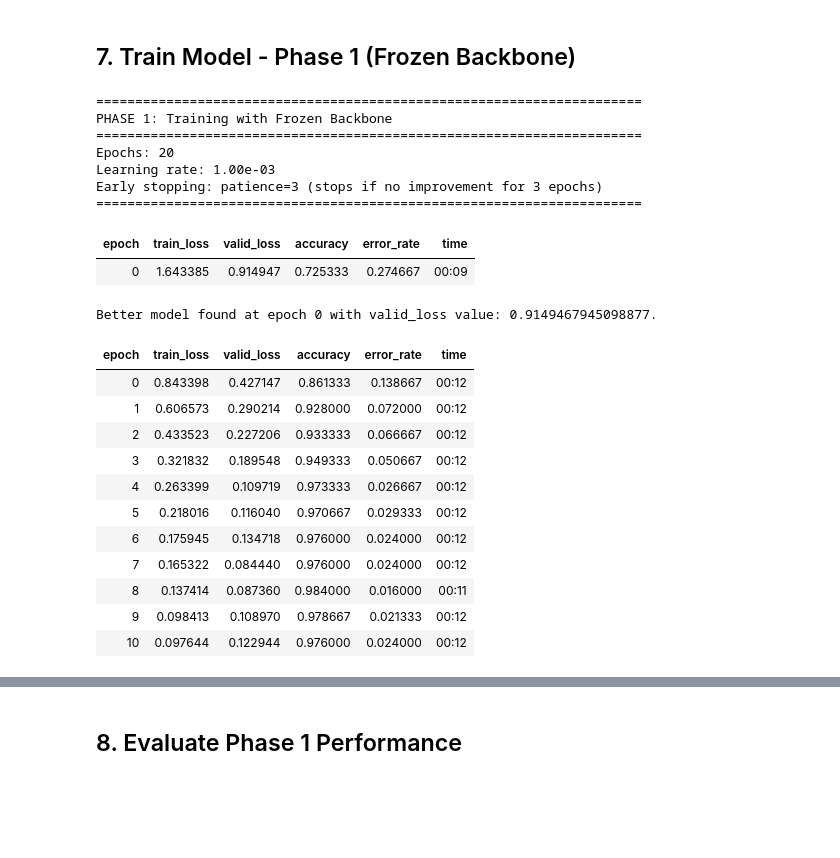
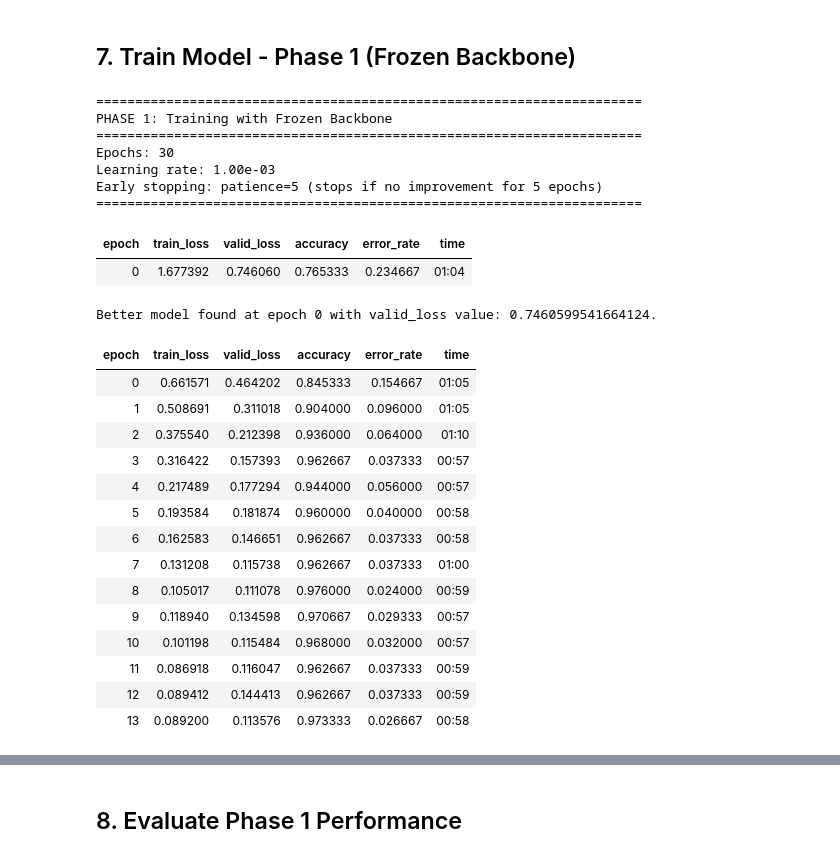
Before and after one commit to nhan123lise/leukocyte-classification, a Jupyter notebook: notebooks/02_model_training.ipynb, the cells around one changed output, grey strips where cells are left out. Cells and saved outputs as stored; diff of their text form; code cells hidden in the pictures; blank space fills up the shorter version.

```diff
--- a/notebooks/02_model_training.ipynb
+++ b/notebooks/02_model_training.ipynb
@@ -23,6 +23,7 @@ import numpy as np
 import matplotlib.pyplot as plt
 import seaborn as sns
 from utils import set_seed as set_all_seeds
+from stain_normalization import StainAugment
 
 # Set comprehensive random seed for reproducibility
 SEED = 42
@@ -35,6 +36,12 @@ print(f"fastai version: {fastai.__version__}")
 print(f"CUDA available: {torch.cuda.is_available()}")
 print(f"MPS available: {torch.backends.mps.is_available()}")
 print(f"Device: {default_device()}")
+
+# Stain augmentation - randomly transforms images to "dataset" source style
+stain_augment = StainAugment(p=0.5, interpolate=True)
+print(f"\n✓ Stain augmentation initialized")
+print(f"  - 50% of training images transformed to 'dataset' style")
+print(f"  - Teaches model to be invariant to staining protocol")
 # %% [output]
 ✓ Random seed set to 42 for reproducibility
 PyTorch version: 2.9.1
@@ -48,9 +59,9 @@ Device: mps
 # Hyperparameters
 BATCH_SIZE = 32
 IMG_SIZE = 224
-ARCHITECTURE = resnet18  # Options: resnet18, resnet34, resnet50, efficientnet_b0
-EPOCHS_FROZEN = 20
-EPOCHS_UNFROZEN = 20
+ARCHITECTURE = resnet18  # ResNet18 - good balance of capacity and generalization
+EPOCHS_FROZEN = 30
+EPOCHS_UNFROZEN = 30
 
 print("Configuration:")
 print(f"  Architecture: {ARCHITECTURE.__name__}")
@@ -59,6 +70,10 @@ print(f"  Batch size: {BATCH_SIZE}")
 print(f"  Epochs (frozen): {EPOCHS_FROZEN}")
 print(f"  Epochs (unfrozen): {EPOCHS_UNFROZEN}")
 print(f"  Random seed: {SEED}")
+print(f"\n🎨 Stain Robustness Features:")
+print(f"  - Aggressive color augmentation (saturation ±50%, hue ±20%)")
+print(f"  - High lighting transform probability (90%)")
+print(f"  - Full 180° rotation (cells appear at any angle)")
 # %% [output]
 Configuration:
   Architecture: resnet18
@@ -119,7 +139,7 @@ Name: count, dtype: int64
 train_val_df = split_df[split_df['split'].isin(['train', 'val'])].copy()
 
 # Fix file paths - prepend '../' since we're running from notebooks/ directory
-train_val_df['filepath'] = '../' + train_val_df['filepath']
+# train_val_df['filepath'] = '../' + train_val_df['filepath']
 
 # Verify a few paths exist
 print("Verifying file paths...")
@@ -172,26 +192,30 @@ Splitter output:
   Validation indices: 375 samples
 ✓ No overlap between train and validation sets
 # %%
-# Define DataBlock with augmentations
+# Define DataBlock with STAIN AUGMENTATION for domain generalization
+# StainAugment randomly transforms training images to look like different staining protocols
 dblock = DataBlock(
     blocks=(ImageBlock, CategoryBlock),
     get_x=ColReader('filepath'),
     get_y=ColReader('label'),
     splitter=splitter,
-    item_tfms=Resize(IMG_SIZE),
+    item_tfms=[
+        stain_augment,              # Random stain augmentation (50% probability)
+        Resize(IMG_SIZE)
+    ],
     batch_tfms=aug_transforms(
         size=IMG_SIZE,
         min_scale=0.75,        # Random crop 75-100% of image
-        max_rotate=180.0,       # Rotate up to ±15 degrees
-        max_lighting=0.5,      # Adjust brightness/contrast
+        max_rotate=180.0,      # Full rotation (cells can appear at any angle)
+        max_lighting=0.3,      # Brightness/contrast variation
         max_warp=0.2,          # Perspective warp
         p_affine=0.75,         # 75% chance of affine transforms
         p_lighting=0.75        # 75% chance of lighting transforms
     )
 )
 
-# Create DataLoaders
-dls = dblock.dataloaders(train_val_df, bs=BATCH_SIZE)
+# Create DataLoaders with num_workers=0 for reproducibility
+dls = dblock.dataloaders(train_val_df, bs=BATCH_SIZE, num_workers=0)
 
 print(f"\nDataLoader Summary:")
 print(f"  Batch size: {BATCH_SIZE}")
@@ -200,6 +224,10 @@ print(f"  Training batches: {len(dls.train)}")
 print(f"  Validation batches: {len(dls.valid)}")
 print(f"  Classes: {dls.vocab}")
 print(f"  Number of classes: {dls.c}")
+print(f"\n🎨 Stain Augmentation:")
+print(f"  - 50% of training images transformed to 'dataset' source style")
+print(f"  - Teaches model to be invariant to staining protocol")
+print(f"  - Model learns morphological features across staining variations")
 # %% [output]
 DataLoader Summary:
   Batch size: 32
@@ -254,43 +293,46 @@ Suggested learning rate: 2.09e-03
 # %%
 # Train with frozen backbone
 # Adjust LR based on lr_find results (typically use the suggested value or slightly lower)
 LR = 1e-3  # Adjust this based on the lr_find plot above
 
 print("="*70)
 print("PHASE 1: Training with Frozen Backbone")
 print("="*70)
 print(f"Epochs: {EPOCHS_FROZEN}")
 print(f"Learning rate: {LR:.2e}")
-print(f"Early stopping: patience=3 (stops if no improvement for 3 epochs)")
+print(f"Early stopping: patience=5 (stops if no improvement for 5 epochs)")
 print("="*70)
 
 # Add callbacks for early stopping and saving best model
 cbs = [
     SaveModelCallback(monitor='valid_loss', fname='best_model_phase1'),
-    EarlyStoppingCallback(monitor='valid_loss', min_delta=0.001, patience=3)
+    EarlyStoppingCallback(monitor='valid_loss', min_delta=0.001, patience=5)
 ]
 
 learn.fine_tune(EPOCHS_FROZEN, base_lr=LR, cbs=cbs)
 # %% [output]
 ======================================================================
 PHASE 1: Training with Frozen Backbone
 ======================================================================
-Epochs: 20
+Epochs: 30
 Learning rate: 1.00e-03
-Early stopping: patience=3 (stops if no improvement for 3 epochs)
+Early stopping: patience=5 (stops if no improvement for 5 epochs)
 ======================================================================
 | epoch | train_loss | valid_loss | accuracy | error_rate | time |
-| 0 | 1.643385 | 0.914947 | 0.725333 | 0.274667 | 00:09 |
+| 0 | 1.677392 | 0.746060 | 0.765333 | 0.234667 | 01:04 |
-Better model found at epoch 0 with valid_loss value: 0.9149467945098877.
+Better model found at epoch 0 with valid_loss value: 0.7460599541664124.
 | epoch | train_loss | valid_loss | accuracy | error_rate | time |
-| 0 | 0.843398 | 0.427147 | 0.861333 | 0.138667 | 00:12 |
-| 1 | 0.606573 | 0.290214 | 0.928000 | 0.072000 | 00:12 |
-| 2 | 0.433523 | 0.227206 | 0.933333 | 0.066667 | 00:12 |
-| 3 | 0.321832 | 0.189548 | 0.949333 | 0.050667 | 00:12 |
-| 4 | 0.263399 | 0.109719 | 0.973333 | 0.026667 | 00:12 |
-| 5 | 0.218016 | 0.116040 | 0.970667 | 0.029333 | 00:12 |
-| 6 | 0.175945 | 0.134718 | 0.976000 | 0.024000 | 00:12 |
-| 7 | 0.165322 | 0.084440 | 0.976000 | 0.024000 | 00:12 |
-| 8 | 0.137414 | 0.087360 | 0.984000 | 0.016000 | 00:11 |
-| 9 | 0.098413 | 0.108970 | 0.978667 | 0.021333 | 00:12 |
-| 10 | 0.097644 | 0.122944 | 0.976000 | 0.024000 | 00:12 |
+| 0 | 0.661571 | 0.464202 | 0.845333 | 0.154667 | 01:05 |
+| 1 | 0.508691 | 0.311018 | 0.904000 | 0.096000 | 01:05 |
+| 2 | 0.375540 | 0.212398 | 0.936000 | 0.064000 | 01:10 |
+| 3 | 0.316422 | 0.157393 | 0.962667 | 0.037333 | 00:57 |
+| 4 | 0.217489 | 0.177294 | 0.944000 | 0.056000 | 00:57 |
+| 5 | 0.193584 | 0.181874 | 0.960000 | 0.040000 | 00:58 |
+| 6 | 0.162583 | 0.146651 | 0.962667 | 0.037333 | 00:58 |
+| 7 | 0.131208 | 0.115738 | 0.962667 | 0.037333 | 01:00 |
+| 8 | 0.105017 | 0.111078 | 0.976000 | 0.024000 | 00:59 |
+| 9 | 0.118940 | 0.134598 | 0.970667 | 0.029333 | 00:57 |
+| 10 | 0.101198 | 0.115484 | 0.968000 | 0.032000 | 00:57 |
+| 11 | 0.086918 | 0.116047 | 0.962667 | 0.037333 | 00:59 |
+| 12 | 0.089412 | 0.144413 | 0.962667 | 0.037333 | 00:59 |
+| 13 | 0.089200 | 0.113576 | 0.973333 | 0.026667 | 00:58 |
```
Also changed, not shown: parts of 17 cells of this notebook, 6 other files.
